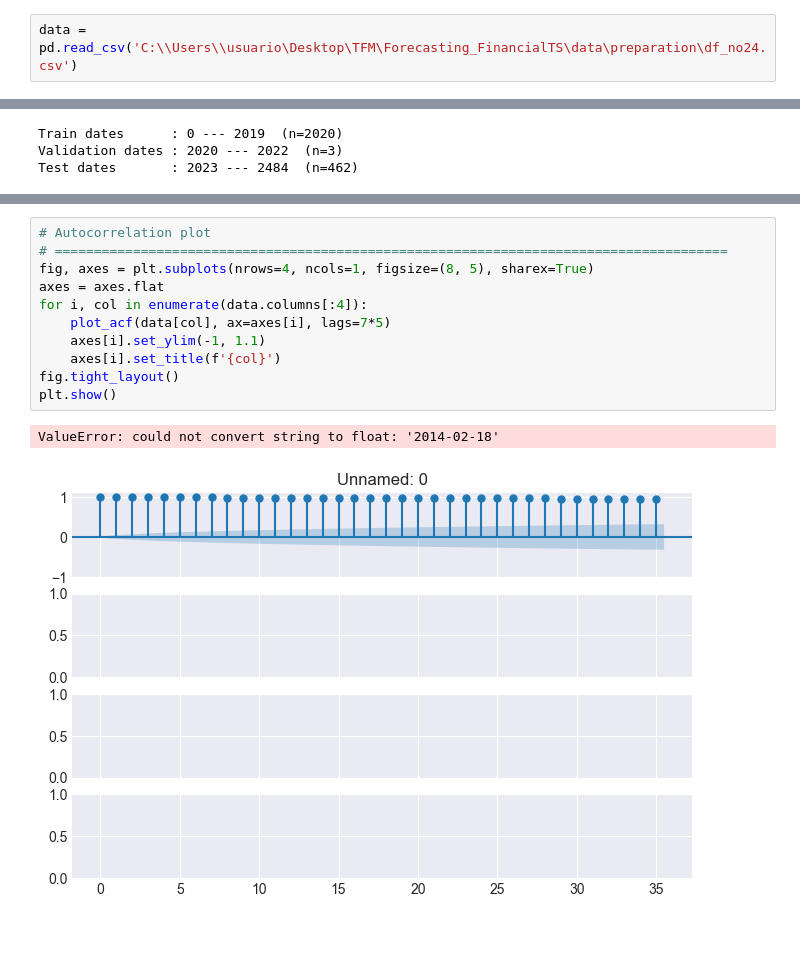
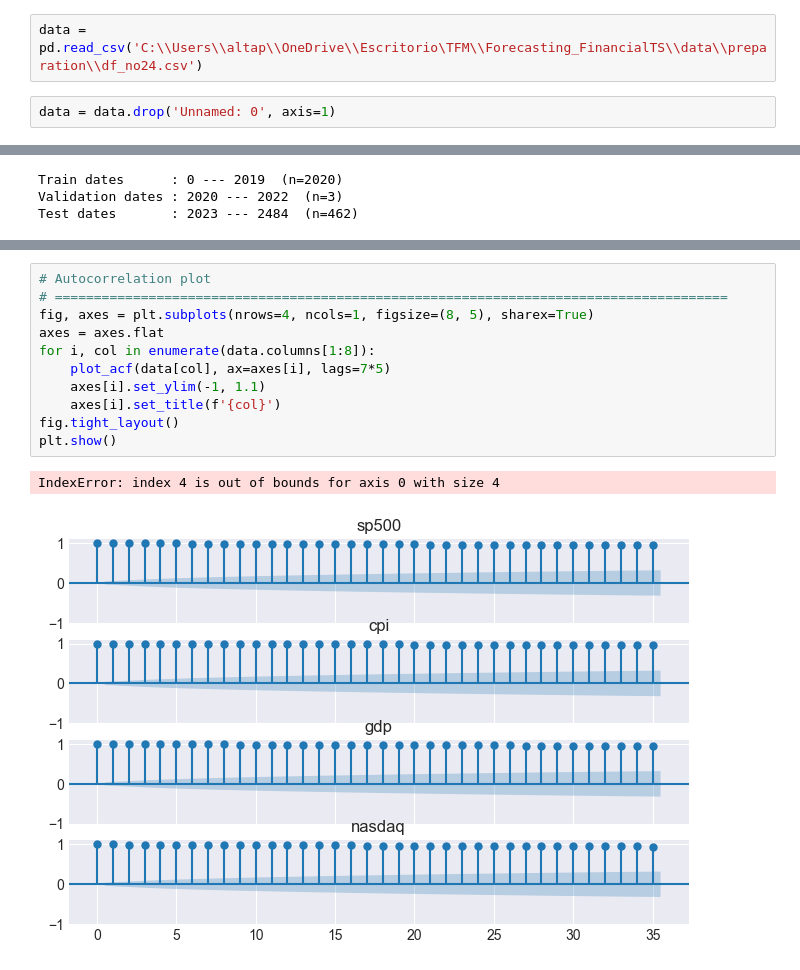
Before and after one commit to ikeryanez/Forecasting_FinancialTS, a Jupyter notebook: notebooks/tree_based_models.ipynb, the cells around one changed output, grey strips where cells are left out. Drawn from its saved outputs; the diff is of its cells as text; blank space fills up the shorter version.

Commit message:
graphs

```diff
--- a/notebooks/tree_based_models.ipynb
+++ b/notebooks/tree_based_models.ipynb
@@ -44,5 +46,7 @@ from skforecast.model_selection_multiseries import grid_search_forecaster_multis
 # %%
-data = pd.read_csv('C:\\Users\\usuario\Desktop\TFM\Forecasting_FinancialTS\data\preparation\df_no24.csv')
+data = pd.read_csv('C:\\Users\\altap\\OneDrive\\Escritorio\TFM\\Forecasting_FinancialTS\\data\\preparation\\df_no24.csv')
+# %%
+data = data.drop('Unnamed: 0', axis=1)
 # %%
 # Split data into train-validation-test
 # ======================================================================================
@@ -77,14 +93,14 @@ fig.tight_layout();
 # %%
 # Autocorrelation plot
 # ======================================================================================
 fig, axes = plt.subplots(nrows=4, ncols=1, figsize=(8, 5), sharex=True)
 axes = axes.flat
-for i, col in enumerate(data.columns[:4]):
+for i, col in enumerate(data.columns[1:8]):
     plot_acf(data[col], ax=axes[i], lags=7*5)
     axes[i].set_ylim(-1, 1.1)
     axes[i].set_title(f'{col}')
 fig.tight_layout()
 plt.show()
 # %% [output]
-ValueError: could not convert string to float: '2014-02-18'
+IndexError: index 4 is out of bounds for axis 0 with size 4
-[figure, old version]
+[figure, new version]
```
Also changed, not shown: parts of 3 cells of this notebook.
